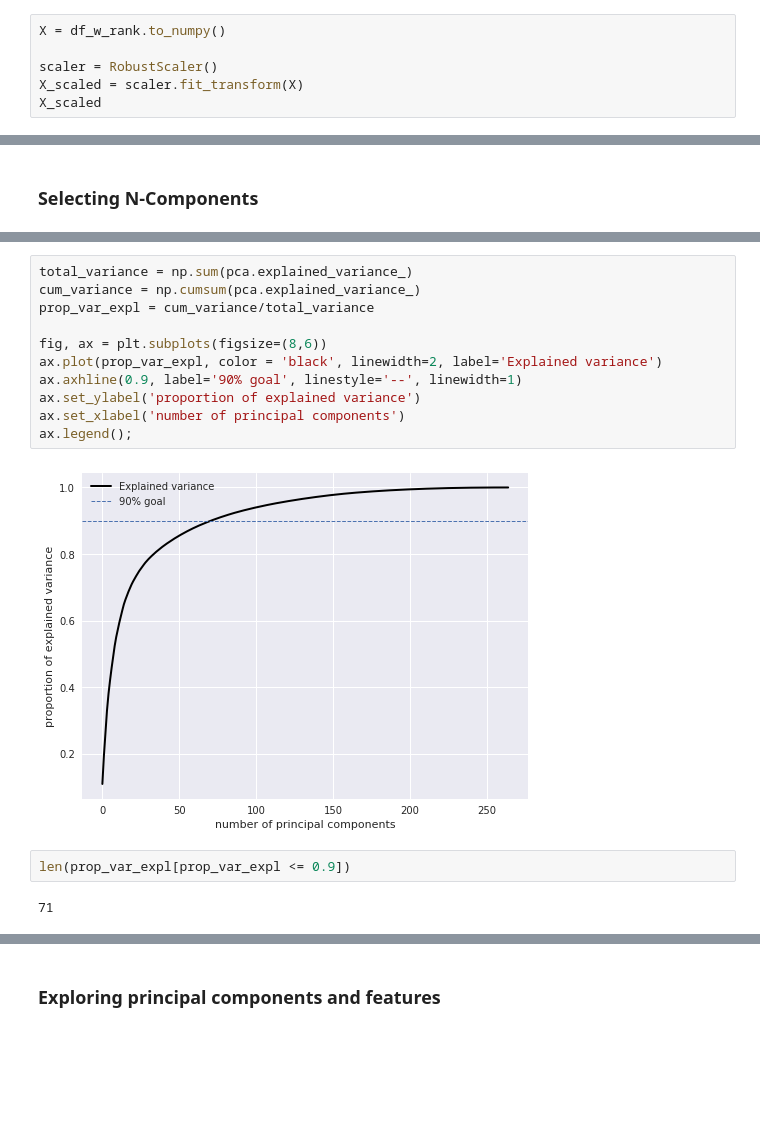
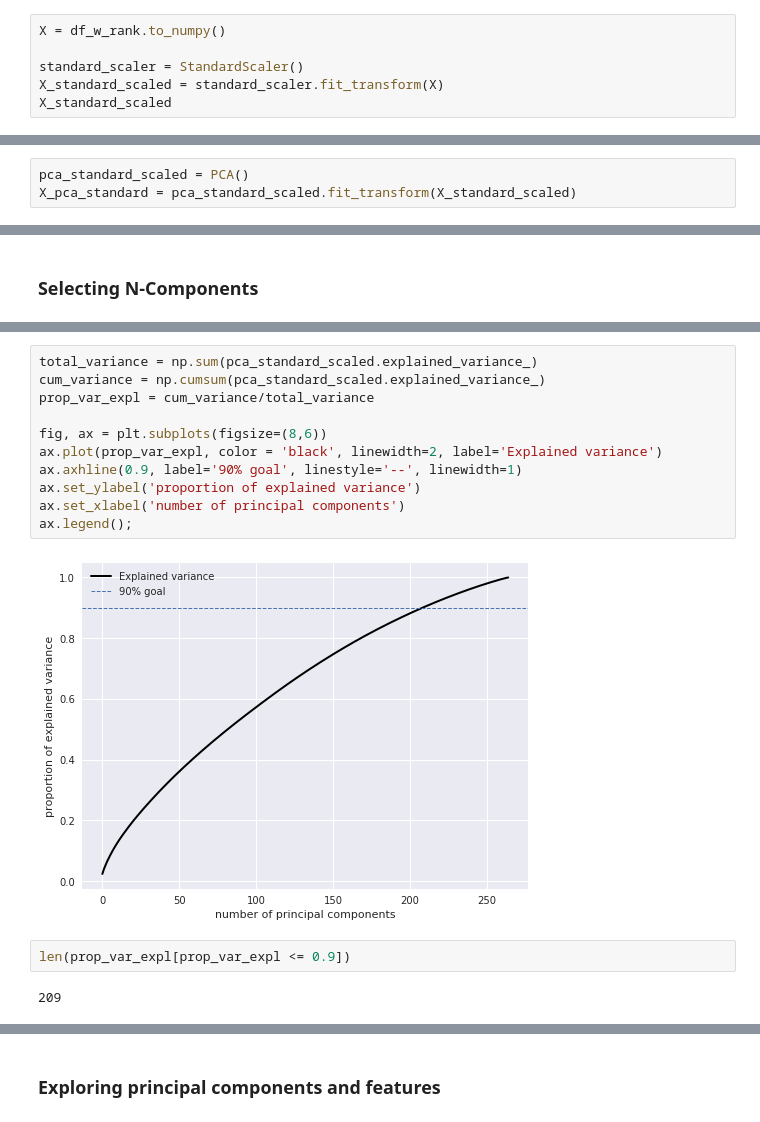
Before and after one commit to sn-ekstrand/content-based-anime-recommender, a Jupyter notebook: PCA_notebook.ipynb, the cells around one changed output, grey strips where cells are left out. Drawn from its saved outputs; the diff is of its cells as text; blank space fills up the shorter version.

```diff
--- a/PCA_notebook.ipynb
+++ b/PCA_notebook.ipynb
@@ -146,7 +148,7 @@ df_w_rank.head()
 # %%
 X = df_w_rank.to_numpy()
 
-scaler = RobustScaler()
-X_scaled = scaler.fit_transform(X)
-X_scaled
+standard_scaler = StandardScaler()
+X_standard_scaled = standard_scaler.fit_transform(X)
+X_standard_scaled
 # %% [output]
@@ -163 +168,4 @@ X_pca = pca.fit_transform(X_scaled)
+# %%
+pca_standard_scaled = PCA()
+X_pca_standard = pca_standard_scaled.fit_transform(X_standard_scaled)
 # %%
@@ -199,17 +207,17 @@ plt.ylabel('explained_variance_');
 # %%
-total_variance = np.sum(pca.explained_variance_)
-cum_variance = np.cumsum(pca.explained_variance_)
+total_variance = np.sum(pca_standard_scaled.explained_variance_)
+cum_variance = np.cumsum(pca_standard_scaled.explained_variance_)
 prop_var_expl = cum_variance/total_variance
 
 fig, ax = plt.subplots(figsize=(8,6))
 ax.plot(prop_var_expl, color = 'black', linewidth=2, label='Explained variance')
 ax.axhline(0.9, label='90% goal', linestyle='--', linewidth=1)
 ax.set_ylabel('proportion of explained variance')
 ax.set_xlabel('number of principal components')
 ax.legend();
 # %% [output]
-[figure, old version]
+[figure, new version]
 # %%
 len(prop_var_expl[prop_var_expl <= 0.9])
 # %% [output]
-71
+209
```
Also changed, not shown: parts of 35 cells of this notebook.
